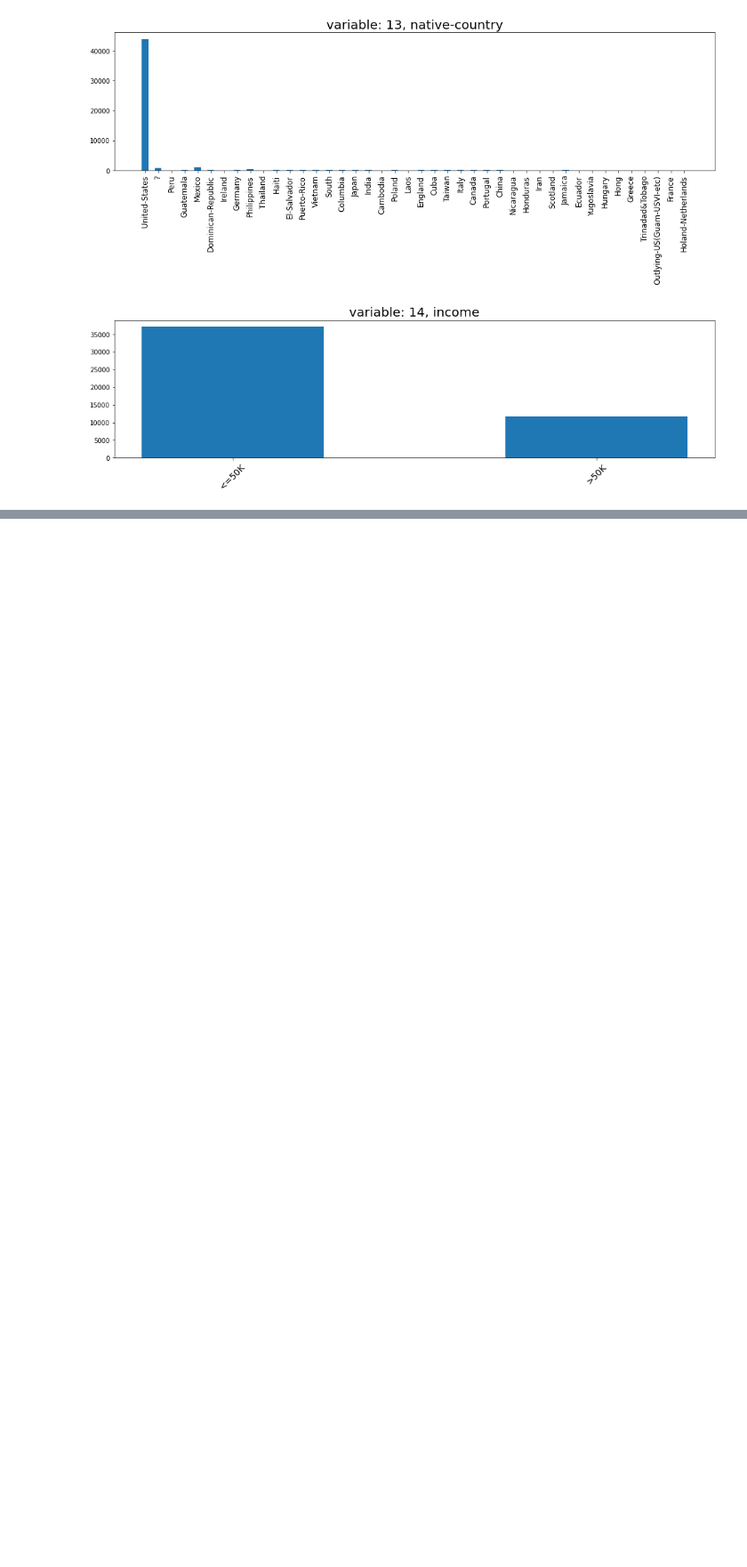
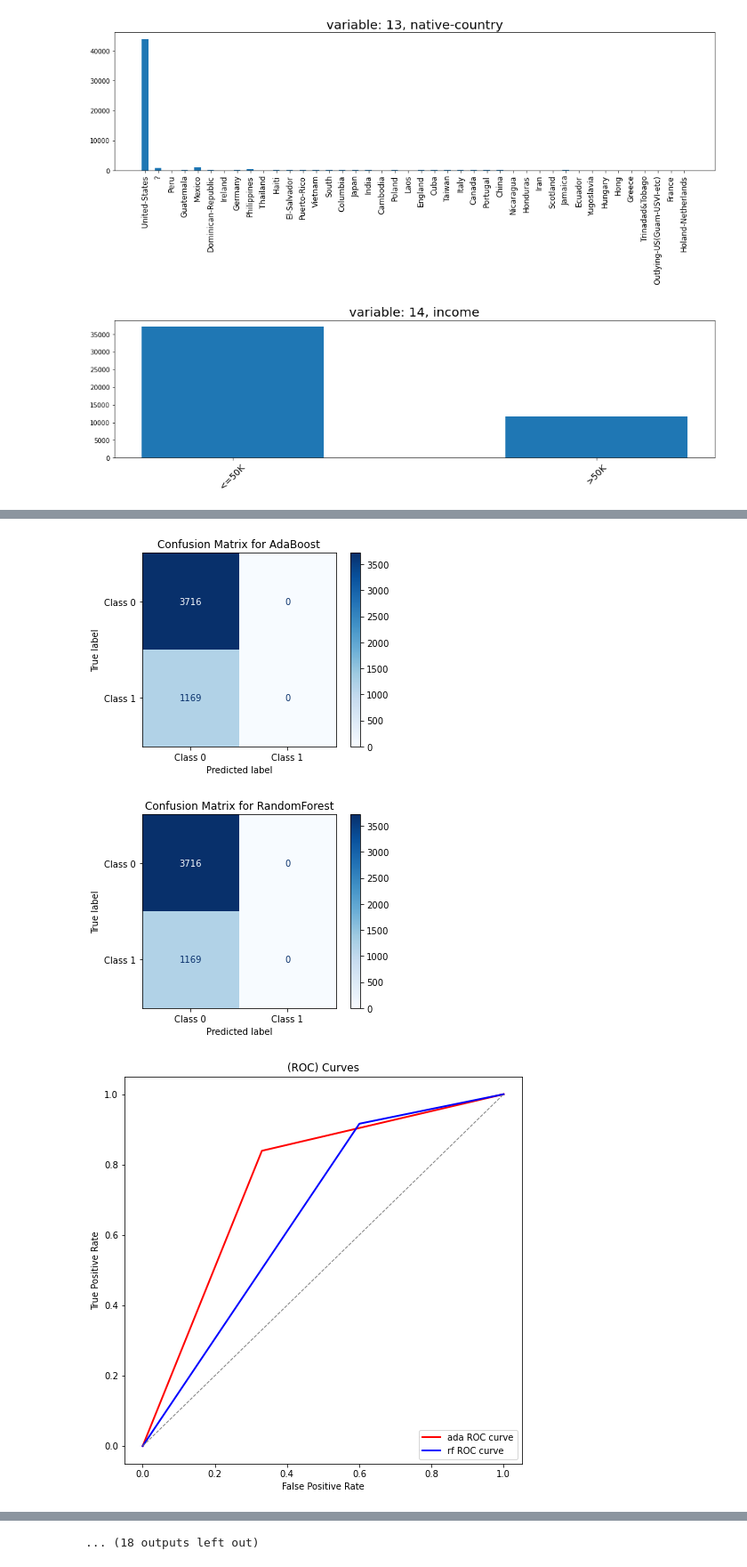
Before and after one commit to ThomasAlberts/Data-Mining-Project, a Jupyter notebook: Project.ipynb, the cells around one changed output, grey strips where cells are left out. Shown at 89% size. Cells and saved outputs as stored; diff of their text form; code cells hidden in the pictures; blank space fills up the shorter version.

```diff
--- a/Project.ipynb
+++ b/Project.ipynb
@@ -5,7 +5,7 @@ import matplotlib.pyplot as plt
 import numpy as np
 # %%
 #loading data
-data = pd.read_csv("adult.csv")
+data = pd.read_csv("adult.csv").dropna()
 data.head(10)
 # %% [output]
 |  | age | workclass | fnlwgt | education | educational-num | marital-status | occupation | relationship | ... |
@@ -208,0 +343,44 @@ testSize = 0.2
+# %%
+#using 10-folds
+
+skf1 = StratifiedKFold(n_splits = kfoldssplits1, shuffle = True, random_state = randomState) #10%
+
+for train_index, test_index in skf1.split(X, y):
+    kFold = kfoldssplits1
+    X_train, X_test = X[train_index], X[test_index]
+    y_train, y_test = y[train_index], y[test_index]
+
+
+    # rf classifier also included since rfclassifier can use in grid search but ada cant
+    for i in hyper_params["max_depth"]:
+        # AdaBoost
+        base_classifier_ada = DecisionTreeClassifier(max_depth=i, random_state=randomState)
+        ada_classifier = AdaBoostClassifier(base_classifier_ada, random_state=randomState)
+
+        grid_search_ada = GridSearchCV(ada_classifier, {'n_estimators': hyper_params['n_estimators']}, cv=3, n_jobs=-1)
+        grid_search_ada.fit(X_train, y_train)
+
+        best_ada_classifier = grid_search_ada.best_estimator_
+        y_pred_ada = best_ada_classifier.predict(X_test)
+        accuracy_ada = accuracy_score(y_test, y_pred_ada)
+        accuracy_ada_list['10'].append(accuracy_ada)
+
+        update_best_results(f"{kFold}", "ada", best_ada_classifier, accuracy_ada, X_train, y_train, X_test, y_test, y_pred_ada)
+
+        # Random Forest
+        rf_classifier = RandomForestClassifier(max_depth=i, random_state=randomState)
+        grid_search_rf = GridSearchCV(rf_classifier, {'n_estimators': hyper_params['n_estimators']}, cv=3, n_jobs=-1)
+        grid_search_rf.fit(X_train, y_train)
+        best_rf_classifier = grid_search_rf.best_estimator_
+        y_pred_rf = best_rf_classifier.predict(X_test)
+        accuracy_rf = accuracy_score(y_test, y_pred_rf)
+        accuracy_rf_list['10'].append(accuracy_rf)
+
+        # Update best Random Forest results
+        update_best_results(f"{kFold}", "rf", best_rf_classifier, accuracy_rf, X_train, y_train, X_test, y_test, y_pred_rf)
+        # Print results
+        printInfo(X_train, y_train, X_test, y_test, y_pred_ada, y_pred_rf, best_ada_classifier, best_rf_classifier)
+# %% [output]
+[figure, added]
+[figure, added]
+[figure, added]
@@ -208,0 +396 @@ testSize = 0.2
+... (18 outputs left out)
```
Also changed, not shown: parts of 22 cells of this notebook, 2 other files.
